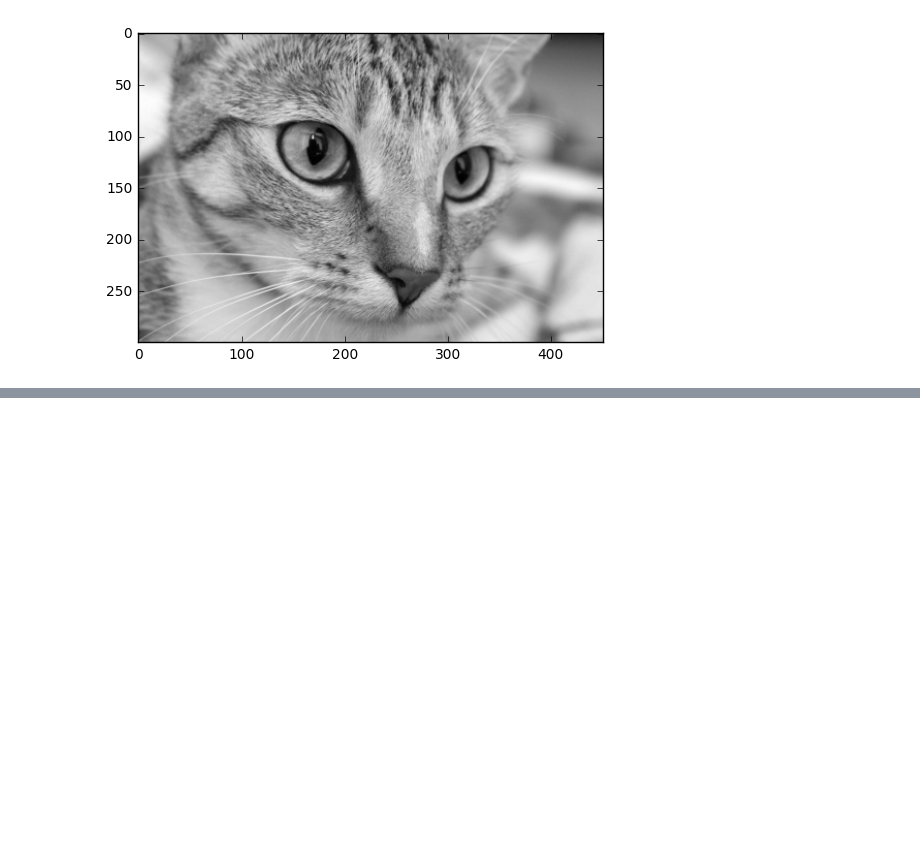
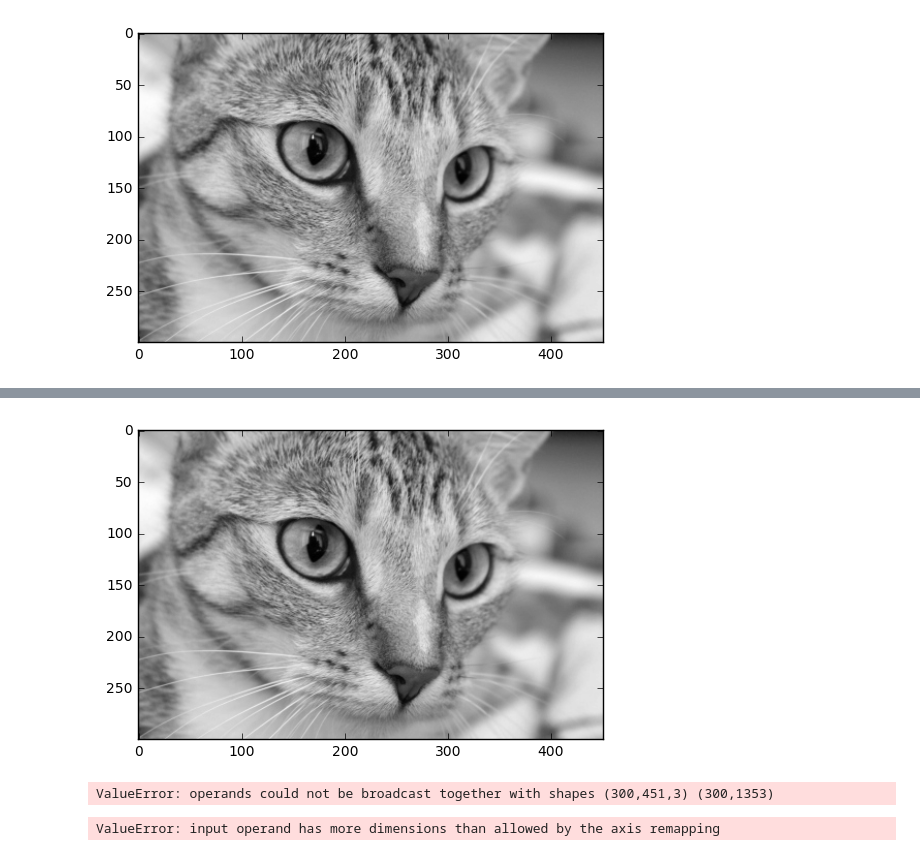
Before and after one commit to franktoffel/pyportrait, a Jupyter notebook: PyPortrait-interactive-demo.ipynb, the cells around one changed output, grey strips where cells are left out. Drawn from its saved outputs; the diff is of its cells as text; code cells hidden in the pictures; blank space fills up the shorter version.

```diff
--- a/PyPortrait-interactive-demo.ipynb
+++ b/PyPortrait-interactive-demo.ipynb
@@ -108,0 +82,21 @@ ax.set_adjustable('box-forced')
+# %%
+plt.imshow(cat_gray, cmap="gray")
+plt.show()
+# %% [output]
+[figure, added]
+# %%
+from skimage.filters import gaussian
+
+filtered_cat = gaussian(cat, sigma=50, multichannel=True)
+cat_sharpness_std_color = np.tile(cat_sharpness_std, 3)
+
+cat_final = cat*cat_sharpness_std_color + filtered_cat*(1-cat_sharpness_std_color)
+plt.imshow(cat_final, cmap="gray")
+plt.show()
+# %% [output]
+ValueError: operands could not be broadcast together with shapes (300,451,3) (300,1353)
+# %%
+cat_sharpness_std_color = np.broadcast_to(cat_sharpness_std, 3)
+cat_sharpness_std_color.shape
+# %% [output]
+ValueError: input operand has more dimensions than allowed by the axis remapping
```
Also changed, not shown: parts of 15 cells of this notebook.
